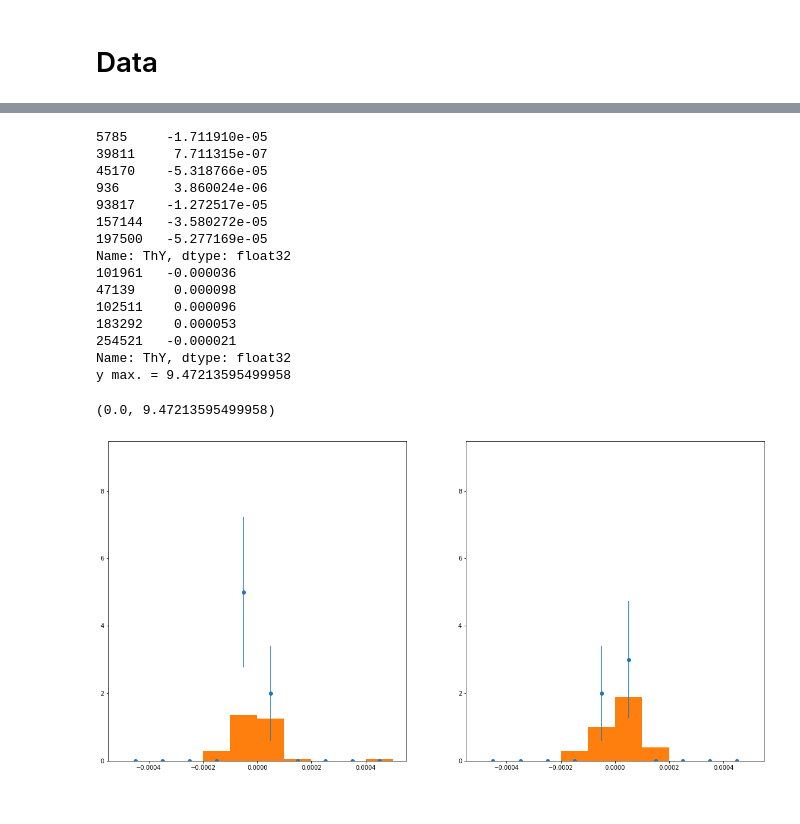
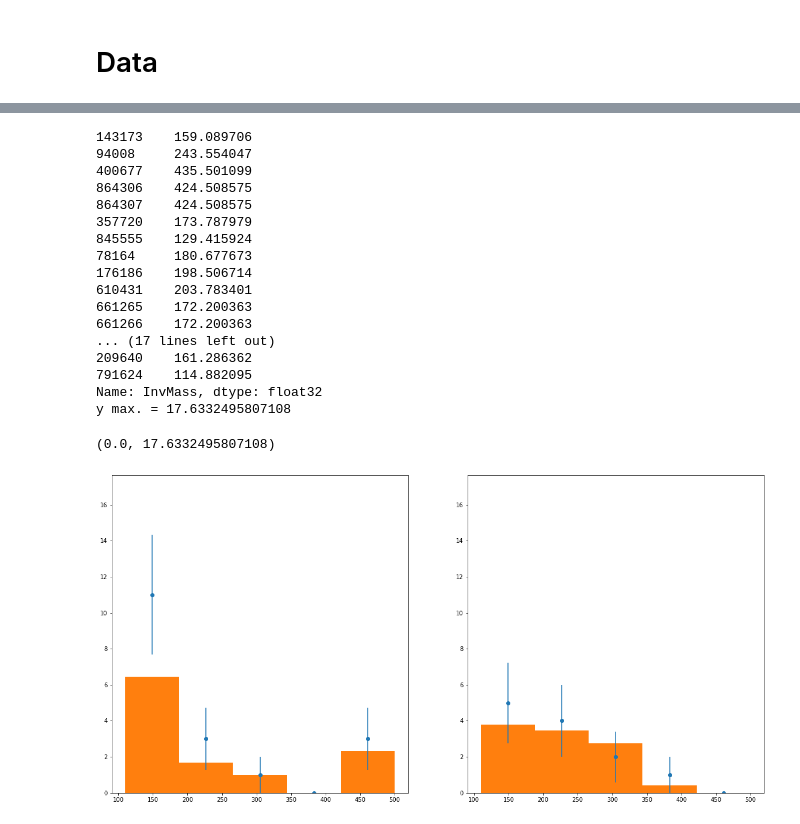
Before and after one commit to antoniovilela/pps-dilepton-analysis-notebook, a Jupyter notebook: Data-Inspection.ipynb, the cells around one changed output, grey strips where cells are left out. Cells and saved outputs as stored; diff of their text form; code cells hidden in the pictures.

```diff
--- a/Data-Inspection.ipynb
+++ b/Data-Inspection.ipynb
@@ -385,6 +546,7 @@ df_data = pd.concat( df_data_list )
 # %%
 #msk_invmass = ( df_data["InvMass"] >= 110. )
 #df_data = df_data[msk_invmass]
+df_data = df_protons_multiRP_data
 df_data
 # %% [output]
 |  | Run | LumiSection | BX | EventNum | Slice | CrossingAngle | MultiRP | Arm | RPId1 | RPId2 | ... |
@@ -505,9 +686,11 @@ if proton_selection == "MultiRP":
 # %%
 #np.random.seed( 42 )
 
+# msk_excl_data = ( df_data["InvMass"] >= 110. )
+# msk_excl_data = ( df_data["InvMass"] >= 110. ) & ( df_data["Acopl"] <= 0.009 )
 msk_excl_data = ( df_data["InvMass"] >= 110. ) & ( df_data["Acopl"] <= 0.009 ) & ( df_data["ExtraPfCands"] <= 1 )
-#msk_excl_data = ( df_data["InvMass"] >= 110. ) & ( df_data["Acopl"] <= 0.009 ) & ( df_data["ExtraPfCands"] <= 0 )
-#msk_excl_data = ( df_data["InvMass"] >= 110. ) & ( df_data["Acopl"] > 0.009 ) & ( df_data["ExtraPfCands"] <= 1 )
+# msk_excl_data = ( df_data["InvMass"] >= 110. ) & ( df_data["Acopl"] <= 0.009 ) & ( df_data["ExtraPfCands"] <= 0 )
+# msk_excl_data = ( df_data["InvMass"] >= 110. ) & ( df_data["Acopl"] > 0.009 ) & ( df_data["ExtraPfCands"] <= 1 )
 
 #msk1 = msk_excl & ( df_data["MultiRP"] == 0 ) & ( df_data["RPId1"] == 23 )
 #msk2 = msk_excl & ( df_data["MultiRP"] == 0 ) & ( df_data["RPId1"] == 123 )
@@ -522,8 +705,10 @@ if proton_selection == "SingleRP":
     msk2_data = msk_excl_data & ( df_data["MultiRP"] == 0) & ( df_data["RPId1"] == 123 )
 elif proton_selection == "MultiRP":
     # Multi-RP
-    msk1_data = msk_excl_data & ( df_data["MultiRP"] == 1 ) & ( df_data["Arm"] == 0 )
-    msk2_data = msk_excl_data & ( df_data["MultiRP"] == 1 ) & ( df_data["Arm"] == 1 )
+    # msk1_data = msk_excl_data & ( df_data["MultiRP"] == 1 ) & ( df_data["Arm"] == 0 )
+    # msk2_data = msk_excl_data & ( df_data["MultiRP"] == 1 ) & ( df_data["Arm"] == 1 )
+    msk1_data = msk_excl_data & ( df_data["MultiRP"] == 1 ) & ( df_data["Arm"] == 0 ) & ( df_data.loc[ :, "Xi"] >= 0.050 )
+    msk2_data = msk_excl_data & ( df_data["MultiRP"] == 1 ) & ( df_data["Arm"] == 1 ) & ( df_data.loc[ :, "Xi"] >= 0.060 )
 
 print ( len(df_data[ "Xi" ][ msk1_data ]), len(df_data[ "Xi" ][ msk2_data ]) )
 
@@ -671,6 +869,7 @@ df_bkg = pd.concat( df_bkg_list )
 # %%
 #msk_invmass = ( df_bkg["InvMass"] >= 110. )
 #df_bkg = df_bkg[msk_invmass]
+df_bkg = df_protons_multiRP_bkg
 df_bkg
 # %% [output]
 |  | Run | LumiSection | BX | EventNum | Slice | CrossingAngle | MultiRP | Arm | RPId1 | RPId2 | ... |
@@ -763,8 +966,10 @@ if proton_selection == "SingleRP":
     msk2_bkg = msk_excl_bkg & ( df_bkg["MultiRP"] == 0) & ( df_bkg["RPId1"] == 123 )
 elif proton_selection == "MultiRP":
     # Multi-RP
-    msk1_bkg = msk_excl_bkg & ( df_bkg["MultiRP"] == 1 ) & ( df_bkg["Arm"] == 0 )
-    msk2_bkg = msk_excl_bkg & ( df_bkg["MultiRP"] == 1 ) & ( df_bkg["Arm"] == 1 )
+    # msk1_bkg = msk_excl_bkg & ( df_bkg["MultiRP"] == 1 ) & ( df_bkg["Arm"] == 0 )
+    # msk2_bkg = msk_excl_bkg & ( df_bkg["MultiRP"] == 1 ) & ( df_bkg["Arm"] == 1 )
+    msk1_bkg = msk_excl_bkg & ( df_bkg["MultiRP"] == 1 ) & ( df_bkg["Arm"] == 0 ) & ( df_bkg.loc[ :, "Xi"] >= 0.050 )
+    msk2_bkg = msk_excl_bkg & ( df_bkg["MultiRP"] == 1 ) & ( df_bkg["Arm"] == 1 ) & ( df_bkg.loc[ :, "Xi"] >= 0.060 )
 
 print ( len(df_bkg[ "Xi" ][ msk1_bkg ]), len(df_bkg[ "Xi" ][ msk2_bkg ]) )
 
@@ -866,60 +1067,62 @@ fig, axes = plt.subplots( 1, 2, figsize=(20,10) )
 #bins_ = 10
 #range_ = (-0.0005,0.0005)
 
-var_ = "ThY"
-bins_ = 10
-range_ = (-0.0005,0.0005)
+# var_ = "ThY"
+# bins_ = 10
+# range_ = (-0.0005,0.0005)
 
 #var_ = "T"
 #bins_ = 10
 #range_ = (-4.,0.)
 
-#var_ = "Time"
-#bins_ = 20
-#range_ = (-0.5,0.5)
+var_ = "InvMass"
+bins_ = 5
+range_ = (110.,500.)
 
 msk1_data_sel = ( vals_1 >= -0.20 ) & ( vals_1 <= +0.20 )
 print ( df_data[ var_ ][ msk1_data ][ msk1_data_sel ] )
 
 counts_1, bin_edges_1 = np.histogram( df_data[ var_ ][ msk1_data ][ msk1_data_sel ], bins=bins_, range=range_ )
 errors_1 = np.sqrt( counts_1 )
 bin_centres_1 = ( bin_edges_1[:-1] + bin_edges_1[1:] ) / 2.
 axes[0].errorbar(bin_centres_1, counts_1, yerr=errors_1, fmt='o')
 
 msk2_data_sel = ( vals_2 >= -0.20 ) & ( vals_2 <= +0.20 )
 print ( df_data[ var_ ][ msk2_data ][ msk2_data_sel ] )
 
 counts_2, bin_edges_2 = np.histogram( df_data[ var_ ][ msk2_data ][ msk2_data_sel ], bins=bins_, range=range_ )
 errors_2 = np.sqrt( counts_2 )
 bin_centres_2 = ( bin_edges_2[:-1] + bin_edges_2[1:] ) / 2.
 axes[1].errorbar(bin_centres_2, counts_2, yerr=errors_2, fmt='o')
 
 idx_ymax_ = np.argmax( np.concatenate( [counts_1, counts_2] ) )
 y_max = np.concatenate( [counts_1, counts_2] )[idx_ymax_] + 2*np.concatenate( [errors_1, errors_2] )[idx_ymax_]
 print ( "y max. = {}".format(y_max) )
 
 msk1_bkg_sel = ( vals_bkg_1 >= -0.20 ) & ( vals_bkg_1 <= +0.20 )
 axes[0].hist( df_bkg[ var_ ][ msk1_bkg ][ msk1_bkg_sel ], bins=bins_, range=range_, weights=weights_1[ msk1_bkg_sel ] )
 axes[0].set_ylim( top=y_max )
 
 msk2_bkg_sel = ( vals_bkg_2 >= -0.20 ) & ( vals_bkg_2 <= +0.20 )
 axes[1].hist( df_bkg[ var_ ][ msk2_bkg ][ msk2_bkg_sel ], bins=bins_, range=range_, weights=weights_2[ msk2_bkg_sel ] )
 axes[1].set_ylim( top=y_max )
 # %% [output]
-5785     -1.711910e-05
-39811     7.711315e-07
-45170    -5.318766e-05
-936       3.860024e-06
-93817    -1.272517e-05
-157144   -3.580272e-05
-197500   -5.277169e-05
-Name: ThY, dtype: float32
-101961   -0.000036
-47139     0.000098
-102511    0.000096
-183292    0.000053
-254521   -0.000021
-Name: ThY, dtype: float32
-y max. = 9.47213595499958
+143173    159.089706
+94008     243.554047
+400677    435.501099
+864306    424.508575
+864307    424.508575
+357720    173.787979
+845555    129.415924
+78164     180.677673
+176186    198.506714
+610431    203.783401
+661265    172.200363
+661266    172.200363
+... (17 lines left out)
+209640    161.286362
+791624    114.882095
+Name: InvMass, dtype: float32
+y max. = 17.6332495807108
-(0.0, 9.47213595499958)
+(0.0, 17.6332495807108)
-[figure, old version]
+[figure, new version]
```
Also changed, not shown: parts of 39 cells of this notebook, 22 other files.
